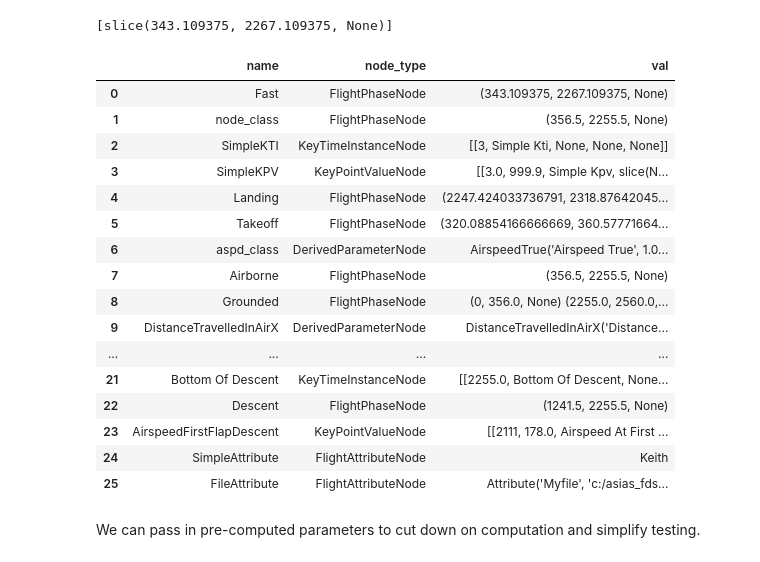
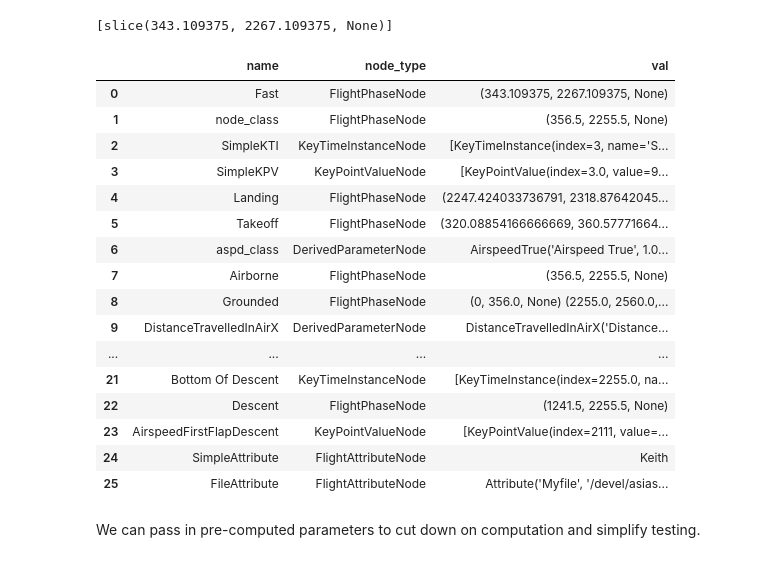
Before and after one commit to hmendeslx/asias_fds_profiles, a Jupyter notebook: Example_Profile_IPython_Notebook.ipynb, the cells around one changed output. Cells and saved outputs as stored; diff of their text form; code cells hidden in the pictures.

```diff
--- a/Example_Profile_IPython_Notebook.ipynb
+++ b/Example_Profile_IPython_Notebook.ipynb
@@ -67,7 +67,7 @@ nb.module_functions(nb) #list of notebook functions available in nb.<tab>
 pylab.rcParams['figure.figsize'] = (10.0, 4.0)  # size of plots (width, height)
 logger = nb.initialize_logger('WARNING', filename='log_messages.txt') #ERROR',WARNING,INFO,DEBUG
 from IPython.core.display import HTML  #  HTML('<tag>adfas</tag>'>
-pd.options.display.line_width=120
+pd.options.display.line_width=150
 # %% [markdown]
 ## Select test flights <a id="Config"></a> (<a href="#Home">Home</a>)
 # %% [markdown]
@@ -585,5 +725,6 @@ hmm, apparently bogus exception
 # %% [markdown]
 ## Entire Profile Test Output <a id="Output"></a> (<a href="#Home">Home</a>)
 # %%
-res, par = nb.derive_many(flt, vars())  # vars() is a dict of objects in the current namespace
+reload(nb)
+par = nb.derive_many(flt, vars())  # vars() is a dict of objects in the current namespace
 # %% [output]
@@ -625,13 +749,13 @@ fast.get_slices()
 # %% [output]
 [slice(343.109375, 2267.109375, None)]
 # %%
-nb.derived_table(par)
+nb.tabulate_derived(par)
 # %% [output]
 |  | name | node_type | val |
 | 0 | Fast | FlightPhaseNode | (343.109375, 2267.109375, None) |
 | 1 | node_class | FlightPhaseNode | (356.5, 2255.5, None) |
-| 2 | SimpleKTI | KeyTimeInstanceNode | [[3, Simple Kti, None, None, None]] |
-| 3 | SimpleKPV | KeyPointValueNode | [[3.0, 999.9, Simple Kpv, slice(N... |
+| 2 | SimpleKTI | KeyTimeInstanceNode | [KeyTimeInstance(index=3, name='S... |
+| 3 | SimpleKPV | KeyPointValueNode | [KeyPointValue(index=3.0, value=9... |
 | 4 | Landing | FlightPhaseNode | (2247.424033736791, 2318.87642045... |
 | 5 | Takeoff | FlightPhaseNode | (320.08854166666669, 360.57771664... |
 | 6 | aspd_class | DerivedParameterNode | AirspeedTrue('Airspeed True', 1.0... |
@@ -639,11 +763,11 @@ nb.derived_table(par)
 | 8 | Grounded | FlightPhaseNode | (0, 356.0, None) (2255.0, 2560.0,... |
 | 9 | DistanceTravelledInAirX | DerivedParameterNode | DistanceTravelledInAirX('Distance... |
 | ... | ... | ... | ... |
-| 21 | Bottom Of Descent | KeyTimeInstanceNode | [[2255.0, Bottom Of Descent, None... |
+| 21 | Bottom Of Descent | KeyTimeInstanceNode | [KeyTimeInstance(index=2255.0, na... |
 | 22 | Descent | FlightPhaseNode | (1241.5, 2255.5, None) |
-| 23 | AirspeedFirstFlapDescent | KeyPointValueNode | [[2111, 178.0, Airspeed At First ... |
+| 23 | AirspeedFirstFlapDescent | KeyPointValueNode | [KeyPointValue(index=2111, value=... |
 | 24 | SimpleAttribute | FlightAttributeNode | Keith |
-| 25 | FileAttribute | FlightAttributeNode | Attribute('Myfile', 'c:/asias_fds... |
+| 25 | FileAttribute | FlightAttributeNode | Attribute('Myfile', '/devel/asias... |
 # %% [markdown]
 We can pass in pre-computed parameters to cut down on computation and simplify testing.
 # %%
```
Also changed, not shown: parts of 54 cells of this notebook, 1 other file.
